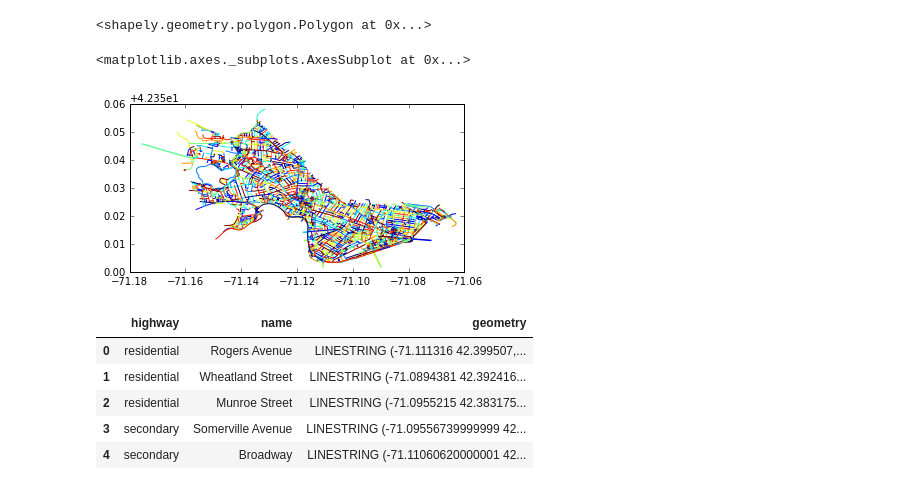
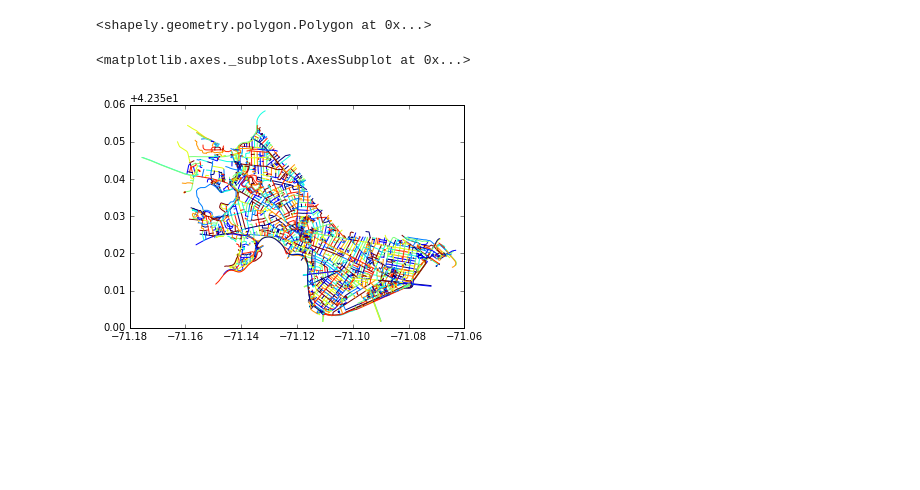
Before and after one commit to NickHoernle/Artificial-Intelligence-CS182-Project, a Jupyter notebook: exploration/exploration.ipynb, the cells around one changed output. Drawn from its saved outputs; the diff is of its cells as text; code cells hidden in the pictures; blank space fills up the shorter version.

```diff
--- a/exploration/exploration.ipynb
+++ b/exploration/exploration.ipynb
@@ -63,21 +143,13 @@ sg_boundary
 # %%
 # Query for the highways within the `sg_boundary` we obtained earlier from the sg_admin.
 # NB this does take on the order of minutes to run
-df = geopandas_osm.osm.query_osm('way', sg_boundary, recurse='down', tags='highway')
+roads = geopandas_osm.osm.query_osm('way', sg_boundary, recurse='down', tags='highway')
 
 # This gives us lots of columns we don't need, so we'll isolate it to the ones we do need
-df = df[df.type == 'LineString'][['highway', 'name', 'geometry']]
+roads = df[df.type == 'LineString'][['highway', 'name', 'geometry']]
 
-df.plot()
+fig, ax = plt.subplots(1,1)
+roads.plot(ax = ax)
 # %% [output]
 <matplotlib.axes._subplots.AxesSubplot at 0x...>
-[figure, old version]
+[figure, new version]
-# %%
-df.head(5)
-# %% [output]
-|  | highway | name | geometry |
-| 0 | residential | Rogers Avenue | LINESTRING (-71.111316 42.399507,... |
-| 1 | residential | Wheatland Street | LINESTRING (-71.0894381 42.392416... |
-| 2 | residential | Munroe Street | LINESTRING (-71.0955215 42.383175... |
-| 3 | secondary | Somerville Avenue | LINESTRING (-71.09556739999999 42... |
-| 4 | secondary | Broadway | LINESTRING (-71.11060620000001 42... |
```
Also changed, not shown: parts of 22 cells of this notebook, 34 other files.
